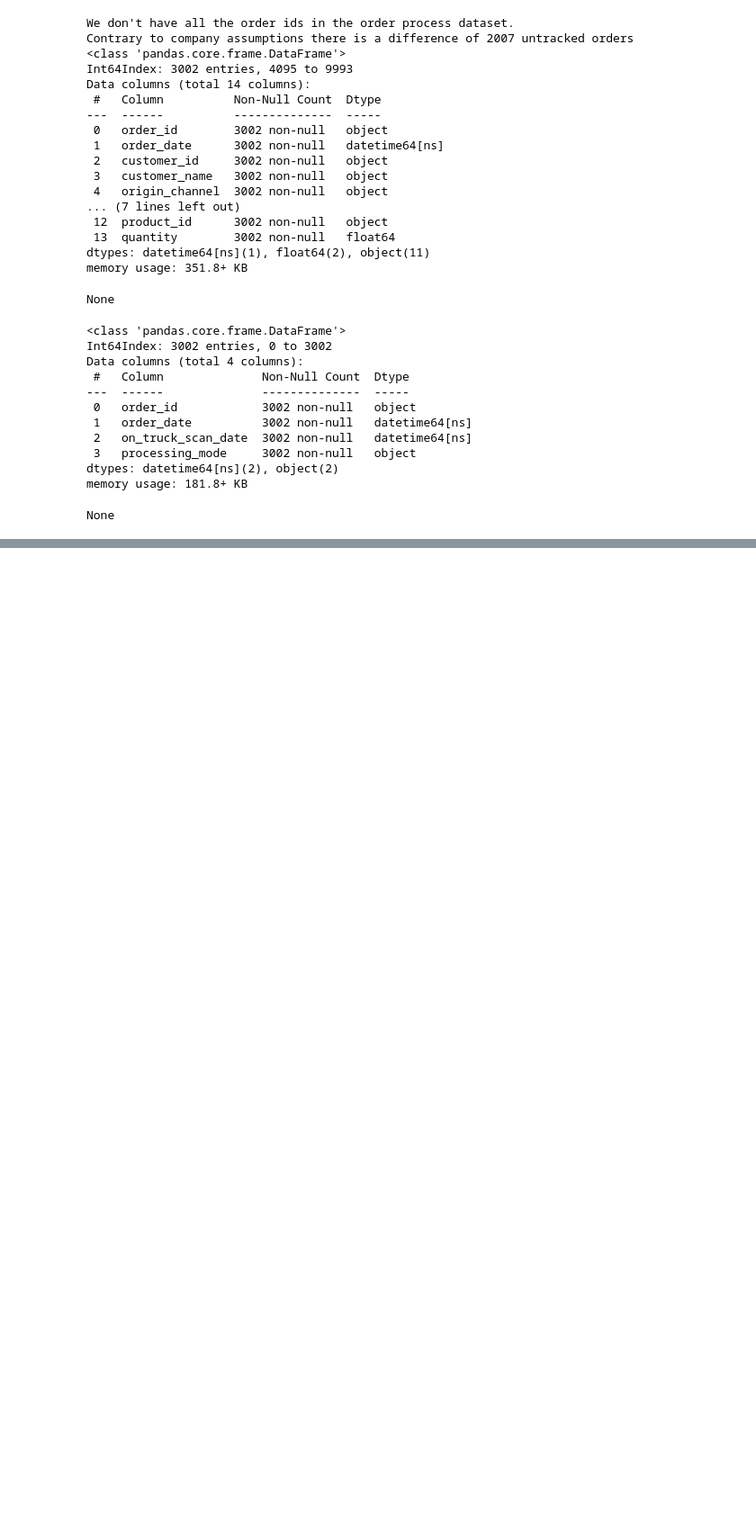
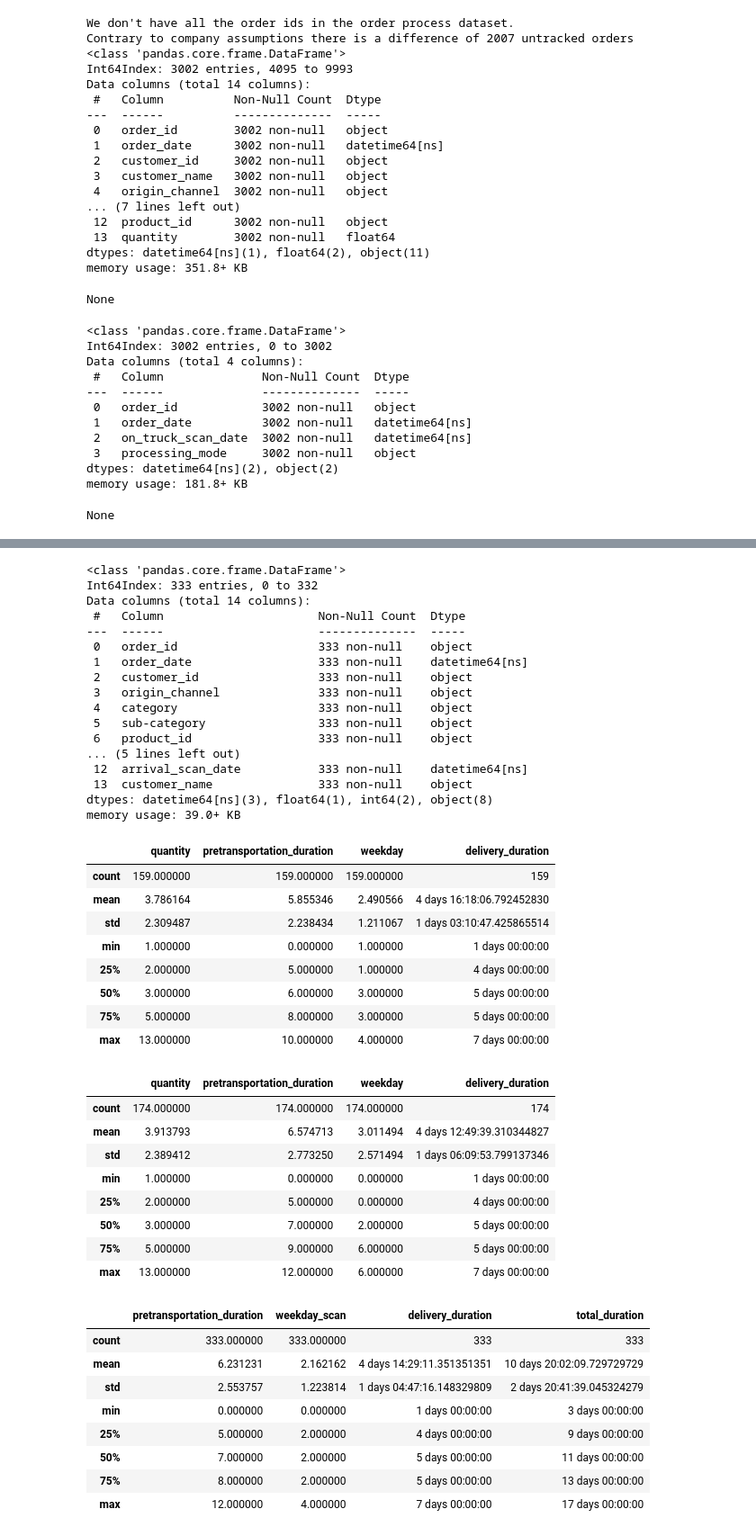
Before and after one commit to sergioserge/team4_eda_project, a Jupyter notebook: cn_eda1.ipynb, the cells around one changed output, grey strips where cells are left out. Shown: that part at 90% size. Saved outputs shown, nothing was run; the diff lists cells and outputs as text; code cells hidden in the pictures; blank space fills up the shorter version.

```diff
--- a/cn_eda1.ipynb
+++ b/cn_eda1.ipynb
@@ -195,34 +305,81 @@ display('Different Day' ,different_days.describe())
 # %%
 # Investigate Delivery Time Assumption (average 3 days)
 # Create merged df and campaign DF
 campaign_merged = pd.merge(df, df_campaign , how='inner', on='order_id')
 
 #Split into truck leaving the same day as the order and truck leaving on a different day
-matched_different_days = campaign_merged[campaign_merged['weekday'].isin(different_arrival_day)].reset_index().drop("index", axis=1)
-matched_same_day = campaign_merged[campaign_merged['weekday'].isin(same_arrival_day)].reset_index().drop("index", axis=1)
+# matched_different_days = campaign_merged[campaign_merged['weekday'].isin(different_arrival_day)].reset_index().drop("index", axis=1)
+# matched_same_day = campaign_merged[campaign_merged['weekday'].isin(same_arrival_day)].reset_index().drop("index", axis=1)
 
 #Create new column for delivery duration for both DFs
-matched_different_days["delivery_duration"] = matched_different_days["arrival_scan_date"] - matched_different_days["on_truck_scan_date"]
-matched_same_day["delivery_duration"] = matched_same_day["arrival_scan_date"] - matched_same_day["on_truck_scan_date"]
+# matched_different_days["delivery_duration"] = matched_different_days["arrival_scan_date"] - matched_different_days["on_truck_scan_date"]
+# matched_same_day["delivery_duration"] = matched_same_day["arrival_scan_date"] - matched_same_day["on_truck_scan_date"]
+
+campaign_merged.info()
 
 #Simple Analysis on the two DFs
 display(matched_different_days.describe())
 display(matched_same_day.describe())
 
 #Groupby weekday of truck scan
 
 # Create new column for on truck scan weekday
 campaign_merged['weekday_scan'] = campaign_merged['on_truck_scan_date'].dt.weekday
 # Create new column for delivery duration
 campaign_merged['delivery_duration'] = campaign_merged["arrival_scan_date"] - campaign_merged["on_truck_scan_date"]
 campaign_merged['delivery_duration'].dt.days
 # Create new column for total duration
 campaign_merged['total_duration'] = campaign_merged["arrival_scan_date"] - campaign_merged["order_date"]
 campaign_merged['delivery_duration'].dt.days
 
 # Drop irrelevant columns
 campaign_merged.drop(['quantity', 'weekday'], axis=1, inplace=True)
 display(campaign_merged.describe())
+# %% [output]
+<class 'pandas.core.frame.DataFrame'>
+Int64Index: 333 entries, 0 to 332
+Data columns (total 14 columns):
+ #   Column                      Non-Null Count  Dtype
+---  ------                      --------------  -----
+ 0   order_id                    333 non-null    object
+ 1   order_date                  333 non-null    datetime64[ns]
+ 2   customer_id                 333 non-null    object
+ 3   origin_channel              333 non-null    object
+ 4   category                    333 non-null    object
+ 5   sub-category                333 non-null    object
+ 6   product_id                  333 non-null    object
+... (5 lines left out)
+ 12  arrival_scan_date           333 non-null    datetime64[ns]
+ 13  customer_name               333 non-null    object
+dtypes: datetime64[ns](3), float64(1), int64(2), object(8)
+memory usage: 39.0+ KB
+|  | quantity | pretransportation_duration | weekday | delivery_duration |
+| count | 159.000000 | 159.000000 | 159.000000 | 159 |
+| mean | 3.786164 | 5.855346 | 2.490566 | 4 days 16:18:06.792452830 |
+| std | 2.309487 | 2.238434 | 1.211067 | 1 days 03:10:47.425865514 |
+| min | 1.000000 | 0.000000 | 1.000000 | 1 days 00:00:00 |
+| 25% | 2.000000 | 5.000000 | 1.000000 | 4 days 00:00:00 |
+| 50% | 3.000000 | 6.000000 | 3.000000 | 5 days 00:00:00 |
+| 75% | 5.000000 | 8.000000 | 3.000000 | 5 days 00:00:00 |
+| max | 13.000000 | 10.000000 | 4.000000 | 7 days 00:00:00 |
+|  | quantity | pretransportation_duration | weekday | delivery_duration |
+| count | 174.000000 | 174.000000 | 174.000000 | 174 |
+| mean | 3.913793 | 6.574713 | 3.011494 | 4 days 12:49:39.310344827 |
+| std | 2.389412 | 2.773250 | 2.571494 | 1 days 06:09:53.799137346 |
+| min | 1.000000 | 0.000000 | 0.000000 | 1 days 00:00:00 |
+| 25% | 2.000000 | 5.000000 | 0.000000 | 4 days 00:00:00 |
+| 50% | 3.000000 | 7.000000 | 2.000000 | 5 days 00:00:00 |
+| 75% | 5.000000 | 9.000000 | 6.000000 | 5 days 00:00:00 |
+| max | 13.000000 | 12.000000 | 6.000000 | 7 days 00:00:00 |
+|  | pretransportation_duration | weekday_scan | delivery_duration | total_duration |
+| count | 333.000000 | 333.000000 | 333 | 333 |
+| mean | 6.231231 | 2.162162 | 4 days 14:29:11.351351351 | 10 days 20:02:09.729729729 |
+| std | 2.553757 | 1.223814 | 1 days 04:47:16.148329809 | 2 days 20:41:39.045324279 |
+| min | 0.000000 | 0.000000 | 1 days 00:00:00 | 3 days 00:00:00 |
+| 25% | 5.000000 | 2.000000 | 4 days 00:00:00 | 9 days 00:00:00 |
+| 50% | 7.000000 | 2.000000 | 5 days 00:00:00 | 11 days 00:00:00 |
+| 75% | 8.000000 | 2.000000 | 5 days 00:00:00 | 13 days 00:00:00 |
+| max | 12.000000 | 4.000000 | 7 days 00:00:00 | 17 days 00:00:00 |
 # %%
 # Groupy on truck weekday
 display(campaign_merged)
```
Also changed, not shown: parts of 12 cells of this notebook.
